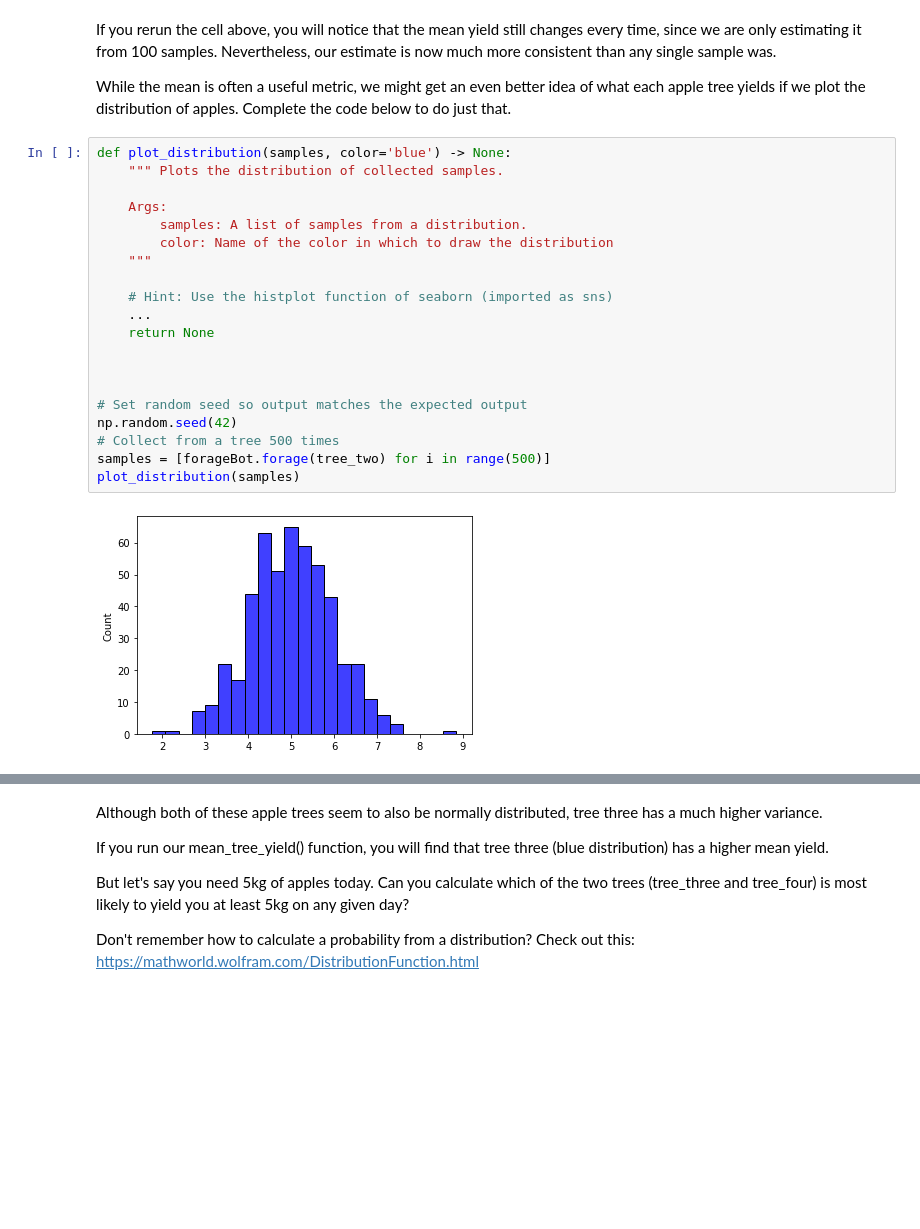
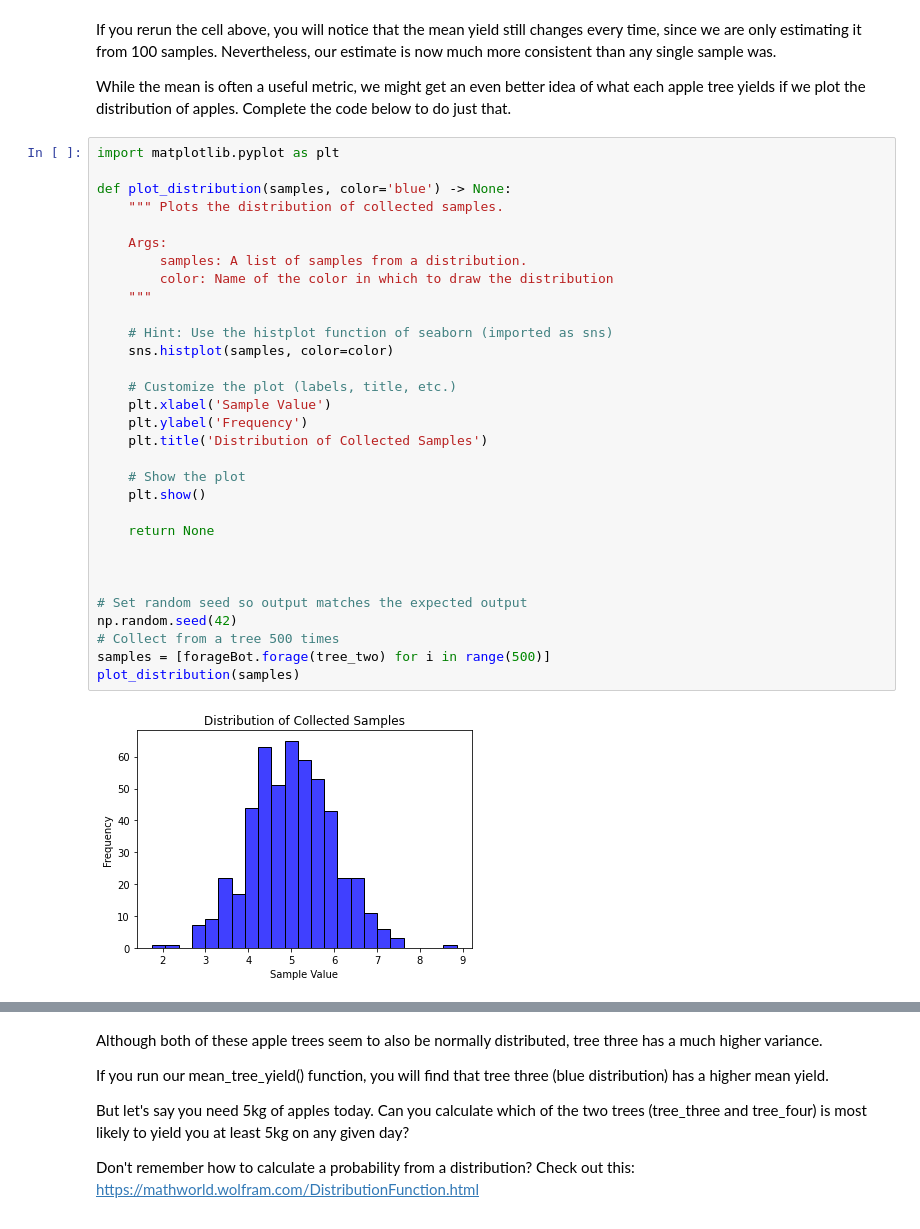
Before and after one commit to elisamhh/computational-thinking-week-individual-14437279, a Jupyter notebook: challenge_foraging/challenge_foraging_robot.ipynb, the cells around one changed output, grey strips where cells are left out. Saved outputs shown, nothing was run; the diff lists cells and outputs as text; blank space fills up the shorter version.

```diff
--- a/challenge_foraging/challenge_foraging_robot.ipynb
+++ b/challenge_foraging/challenge_foraging_robot.ipynb
@@ -100,27 +107,38 @@ If you rerun the cell above, you will notice that the mean yield still changes e
 
 While the mean is often a useful metric, we might get an even better idea of what each apple tree yields if we plot the distribution of apples. Complete the code below to do just that.
 # %%
+import matplotlib.pyplot as plt
+
 def plot_distribution(samples, color='blue') -> None:
     """ Plots the distribution of collected samples.
 
     Args:
         samples: A list of samples from a distribution.
         color: Name of the color in which to draw the distribution
     """
 
     # Hint: Use the histplot function of seaborn (imported as sns)
-    ...
+    sns.histplot(samples, color=color)
+
+    # Customize the plot (labels, title, etc.)
+    plt.xlabel('Sample Value')
+    plt.ylabel('Frequency')
+    plt.title('Distribution of Collected Samples')
+
+    # Show the plot
+    plt.show()
+
     return None
 
 
 
 # Set random seed so output matches the expected output
 np.random.seed(42)
 # Collect from a tree 500 times
 samples = [forageBot.forage(tree_two) for i in range(500)]
 plot_distribution(samples)
 # %% [output]
-[figure, old version]
+[figure, new version]
 # %% [markdown]
 You should generate this image:
 
```
Also changed, not shown: parts of 4 cells of this notebook.
